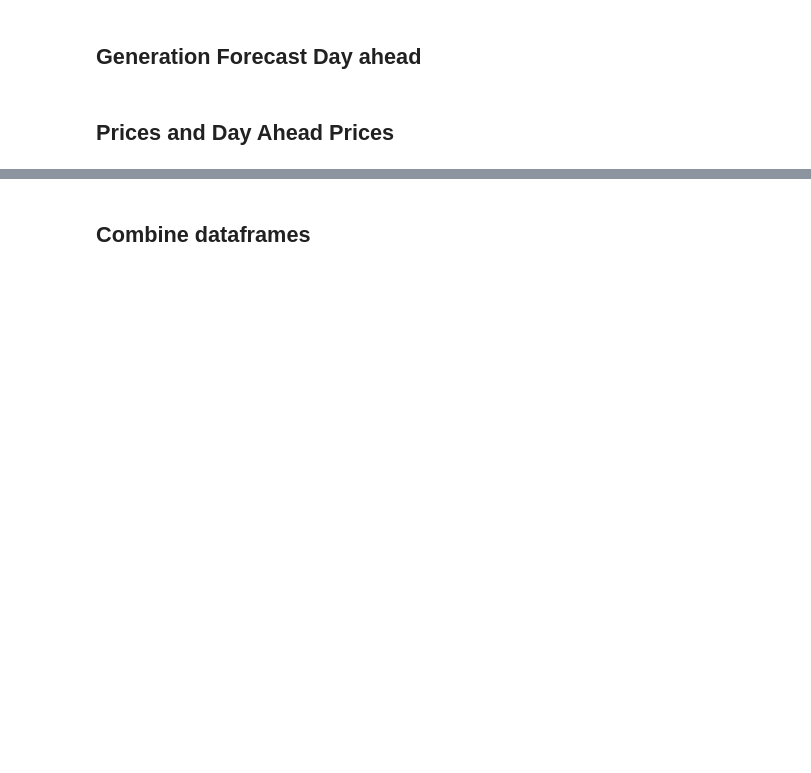
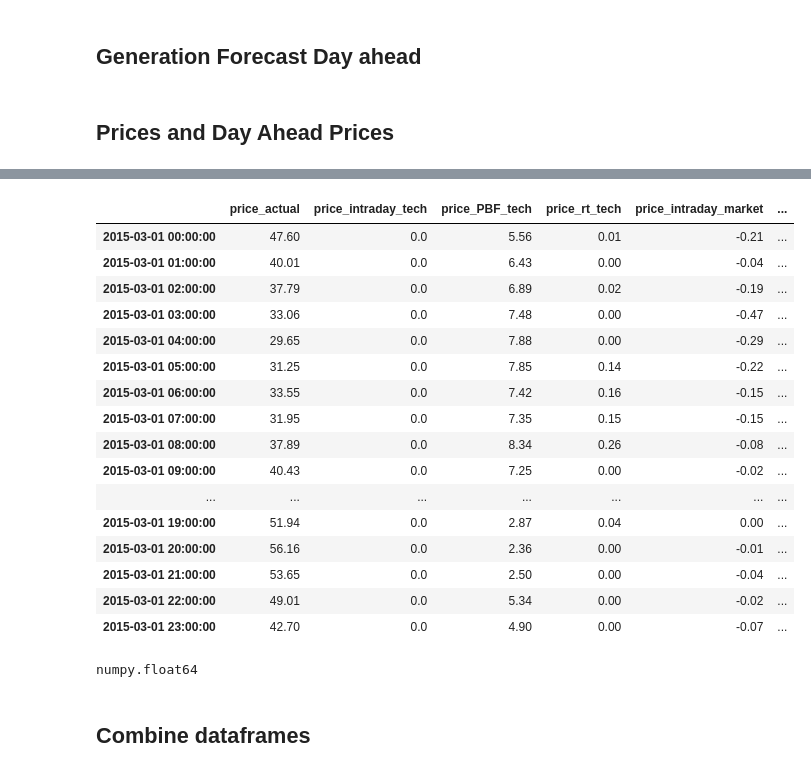
Before and after one commit to EvanHolder/Predicting-Energy-Markets-in-Spain, a Jupyter notebook: scripts/EDA_cleaning-components.ipynb, the cells around one changed output, grey strips where cells are left out. Cells and saved outputs as stored; diff of their text form; code cells hidden in the pictures; blank space fills up the shorter version.

```diff
--- a/scripts/EDA_cleaning-components.ipynb
+++ b/scripts/EDA_cleaning-components.ipynb
@@ -367,0 +485,24 @@ price_df.to_csv('../data/clean/price_df_clean.csv')
+# %%
+price_df.loc['2015-3-1']
+# %% [output]
+|  | price_actual | price_intraday_tech | price_PBF_tech | price_rt_tech | price_intraday_market | ... |
+| 2015-03-01 00:00:00 | 47.60 | 0.0 | 5.56 | 0.01 | -0.21 | ... |
+| 2015-03-01 01:00:00 | 40.01 | 0.0 | 6.43 | 0.00 | -0.04 | ... |
+| 2015-03-01 02:00:00 | 37.79 | 0.0 | 6.89 | 0.02 | -0.19 | ... |
+| 2015-03-01 03:00:00 | 33.06 | 0.0 | 7.48 | 0.00 | -0.47 | ... |
+| 2015-03-01 04:00:00 | 29.65 | 0.0 | 7.88 | 0.00 | -0.29 | ... |
+| 2015-03-01 05:00:00 | 31.25 | 0.0 | 7.85 | 0.14 | -0.22 | ... |
+| 2015-03-01 06:00:00 | 33.55 | 0.0 | 7.42 | 0.16 | -0.15 | ... |
+| 2015-03-01 07:00:00 | 31.95 | 0.0 | 7.35 | 0.15 | -0.15 | ... |
+| 2015-03-01 08:00:00 | 37.89 | 0.0 | 8.34 | 0.26 | -0.08 | ... |
+| 2015-03-01 09:00:00 | 40.43 | 0.0 | 7.25 | 0.00 | -0.02 | ... |
+| ... | ... | ... | ... | ... | ... | ... |
+| 2015-03-01 19:00:00 | 51.94 | 0.0 | 2.87 | 0.04 | 0.00 | ... |
+| 2015-03-01 20:00:00 | 56.16 | 0.0 | 2.36 | 0.00 | -0.01 | ... |
+| 2015-03-01 21:00:00 | 53.65 | 0.0 | 2.50 | 0.00 | -0.04 | ... |
+| 2015-03-01 22:00:00 | 49.01 | 0.0 | 5.34 | 0.00 | -0.02 | ... |
+| 2015-03-01 23:00:00 | 42.70 | 0.0 | 4.90 | 0.00 | -0.07 | ... |
+# %%
+type(price_df.loc[price_df['sum'] != price_df.price_actual, ['price_actual', 'sum']].values[0][0])
+# %% [output]
+numpy.float64
```
Also changed, not shown: parts of 8 cells of this notebook.
